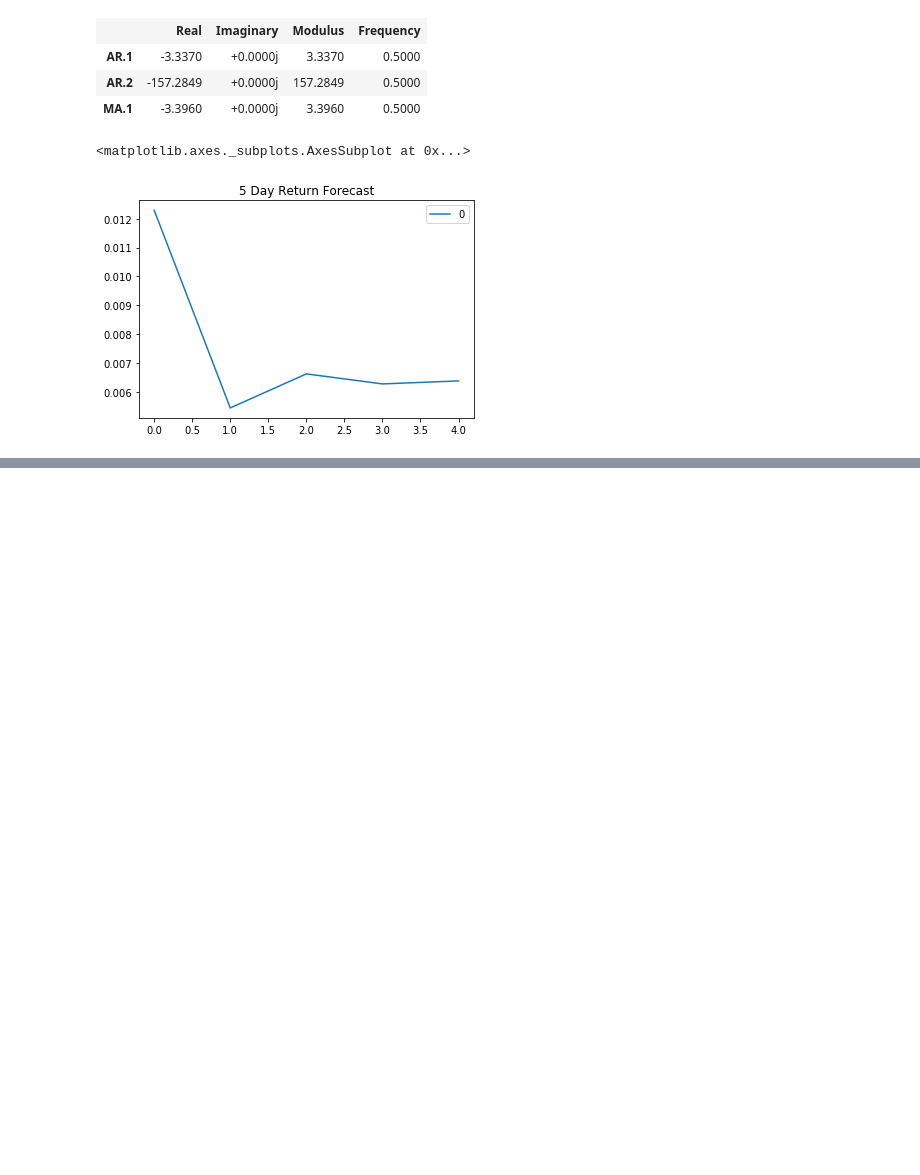
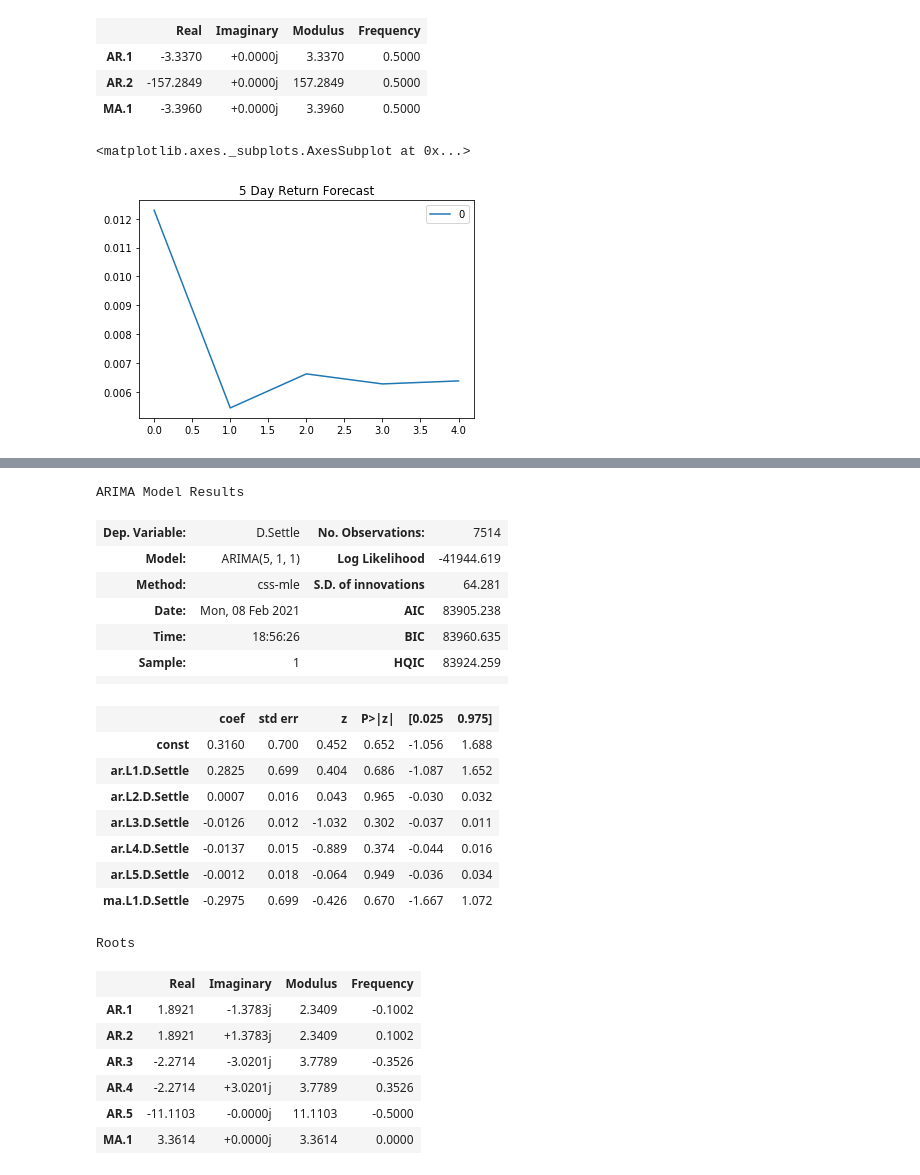
Before and after one commit to maxla777/Time-series, a Jupyter notebook: time_series_analysis.ipynb, the cells around one changed output, grey strips where cells are left out. Cells and saved outputs as stored; diff of their text form; code cells hidden in the pictures; blank space fills up the shorter version.

Commit message:
created ARIMA model for settle price

```diff
--- a/time_series_analysis.ipynb
+++ b/time_series_analysis.ipynb
@@ -157,3 +157,11 @@ pd.DataFrame(results.forecast(steps =5)[0]).plot(title='5 Day Return Forecast')
 # %% [output]
 <matplotlib.axes._subplots.AxesSubplot at 0x...>
 [figure]
+# %%
+ from statsmodels.tsa.arima_model import ARIMA
+# Estimate and ARIMA Model:
+# Hint: ARIMA(df, order=(p, d, q))
+model1=ARIMA(settle_df['Settle'], order=(5,1,1))
+
+# Fit the model
+results1 = model1.fit()
@@ -159,0 +187,29 @@ pd.DataFrame(results.forecast(steps =5)[0]).plot(title='5 Day Return Forecast')
+# %%
+#output model summary
+
+results1.summary()
+# %% [output]
+ARIMA Model Results
+| Dep. Variable: | D.Settle | No. Observations: | 7514 |
+| Model: | ARIMA(5, 1, 1) | Log Likelihood | -41944.619 |
+| Method: | css-mle | S.D. of innovations | 64.281 |
+| Date: | Mon, 08 Feb 2021 | AIC | 83905.238 |
+| Time: | 18:56:26 | BIC | 83960.635 |
+| Sample: | 1 | HQIC | 83924.259 |
+|  |  |  |  |
+|  | coef | std err | z | P>|z| | [0.025 | 0.975] |
+| const | 0.3160 | 0.700 | 0.452 | 0.652 | -1.056 | 1.688 |
+| ar.L1.D.Settle | 0.2825 | 0.699 | 0.404 | 0.686 | -1.087 | 1.652 |
+| ar.L2.D.Settle | 0.0007 | 0.016 | 0.043 | 0.965 | -0.030 | 0.032 |
+| ar.L3.D.Settle | -0.0126 | 0.012 | -1.032 | 0.302 | -0.037 | 0.011 |
+| ar.L4.D.Settle | -0.0137 | 0.015 | -0.889 | 0.374 | -0.044 | 0.016 |
+| ar.L5.D.Settle | -0.0012 | 0.018 | -0.064 | 0.949 | -0.036 | 0.034 |
+| ma.L1.D.Settle | -0.2975 | 0.699 | -0.426 | 0.670 | -1.667 | 1.072 |
+Roots
+|  | Real | Imaginary | Modulus | Frequency |
+| AR.1 | 1.8921 | -1.3783j | 2.3409 | -0.1002 |
+| AR.2 | 1.8921 | +1.3783j | 2.3409 | 0.1002 |
+| AR.3 | -2.2714 | -3.0201j | 3.7789 | -0.3526 |
+| AR.4 | -2.2714 | +3.0201j | 3.7789 | 0.3526 |
+| AR.5 | -11.1103 | -0.0000j | 11.1103 | -0.5000 |
+| MA.1 | 3.3614 | +0.0000j | 3.3614 | 0.0000 |
```
Also changed, not shown: parts of 1 cell of this notebook.
